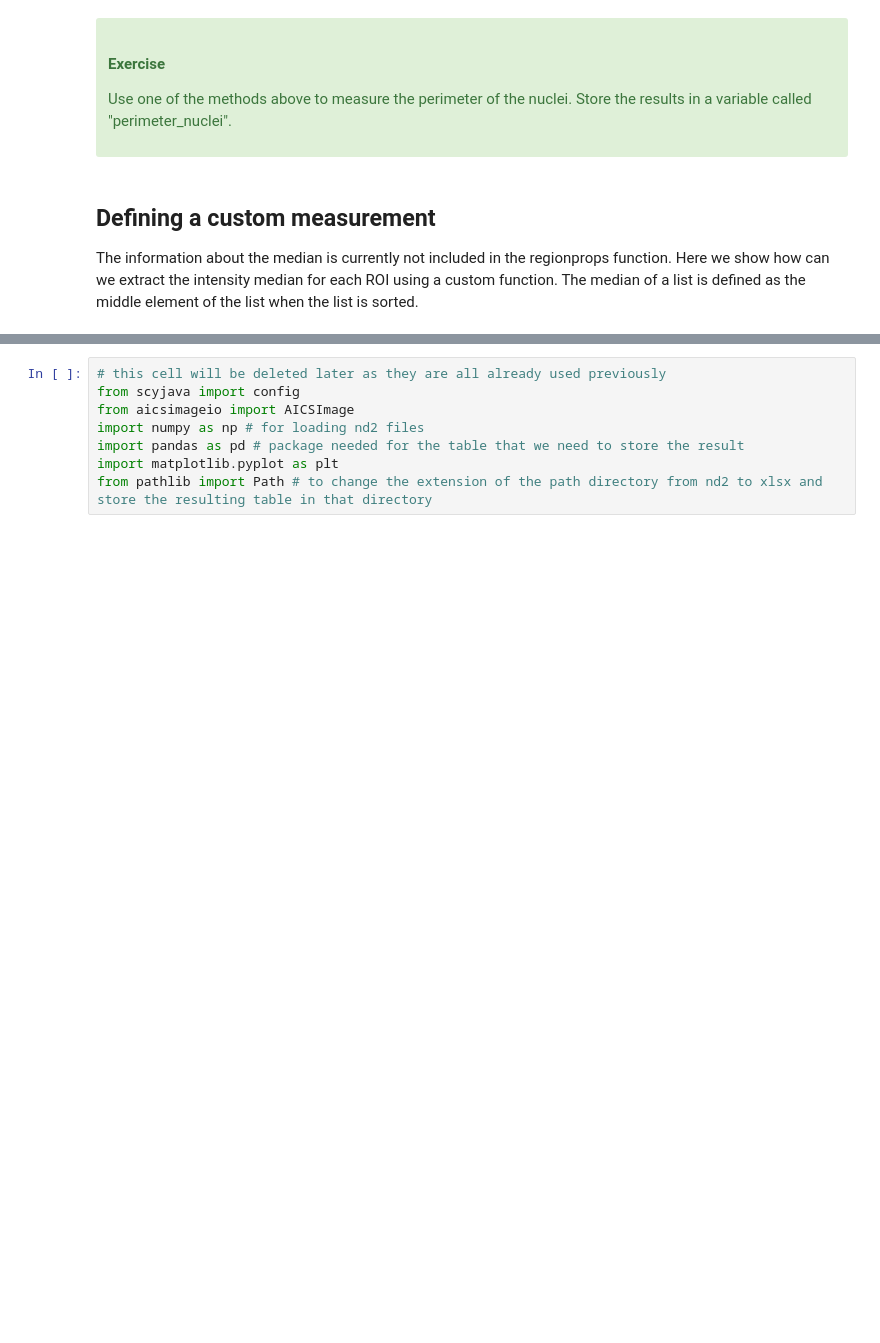
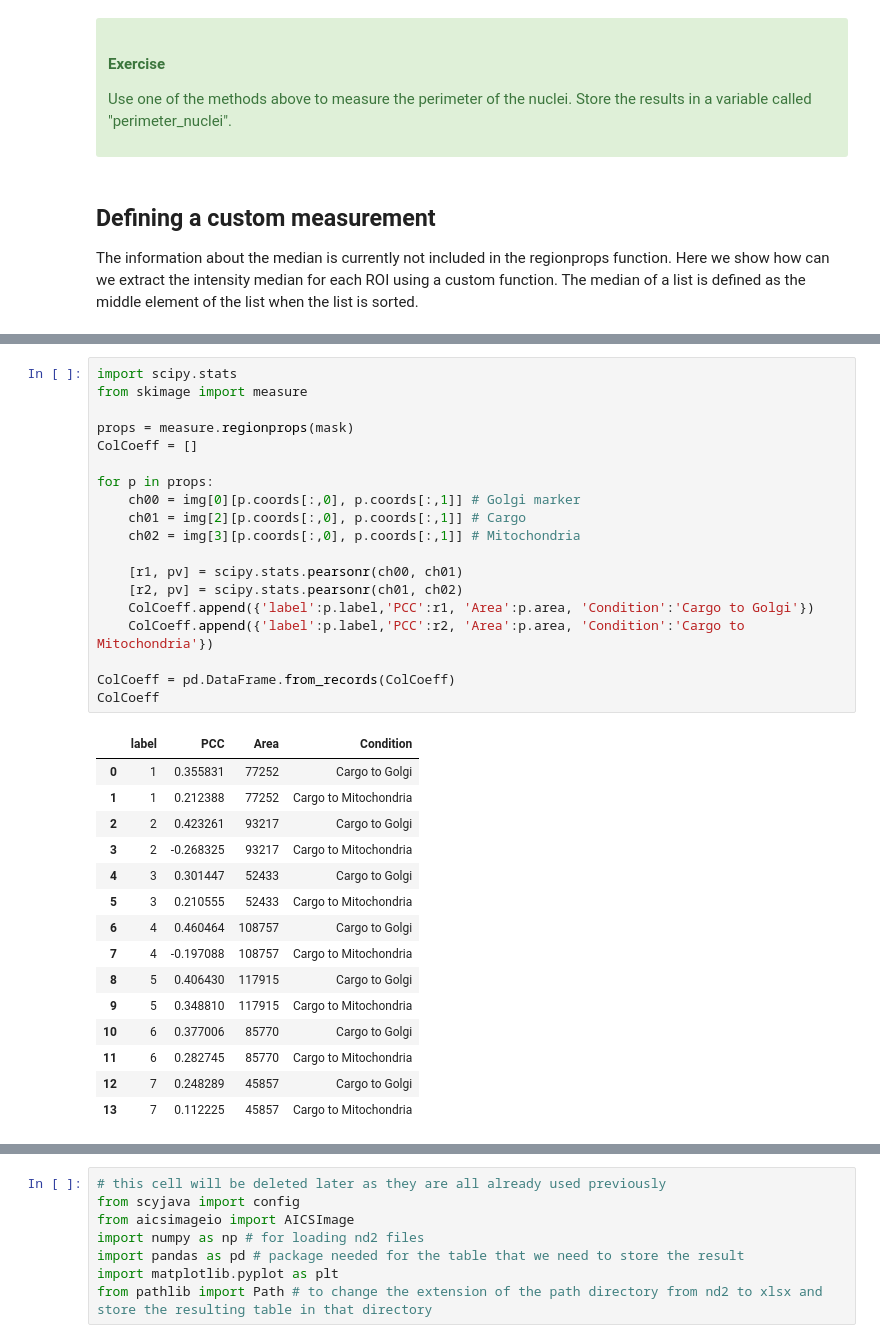
Before and after one commit to u-schulze/Python-course, a Jupyter notebook: Course-main.ipynb, the cells around one changed output, grey strips where cells are left out. Cells and saved outputs as stored; diff of their text form; blank space fills up the shorter version.

```diff
--- a/Course-main.ipynb
+++ b/Course-main.ipynb
@@ -696,0 +841,35 @@ CHANGED BY DINA FROM HERE // 20/02/2024
+# %%
+import scipy.stats
+from skimage import measure
+
+props = measure.regionprops(mask)
+ColCoeff = []
+
+for p in props:
+    ch00 = img[0][p.coords[:,0], p.coords[:,1]] # Golgi marker
+    ch01 = img[2][p.coords[:,0], p.coords[:,1]] # Cargo
+    ch02 = img[3][p.coords[:,0], p.coords[:,1]] # Mitochondria
+
+    [r1, pv] = scipy.stats.pearsonr(ch00, ch01)
+    [r2, pv] = scipy.stats.pearsonr(ch01, ch02)
+    ColCoeff.append({'label':p.label,'PCC':r1, 'Area':p.area, 'Condition':'Cargo to Golgi'})
+    ColCoeff.append({'label':p.label,'PCC':r2, 'Area':p.area, 'Condition':'Cargo to Mitochondria'})
+
+ColCoeff = pd.DataFrame.from_records(ColCoeff)
+ColCoeff
+# %% [output]
+|  | label | PCC | Area | Condition |
+| 0 | 1 | 0.355831 | 77252 | Cargo to Golgi |
+| 1 | 1 | 0.212388 | 77252 | Cargo to Mitochondria |
+| 2 | 2 | 0.423261 | 93217 | Cargo to Golgi |
+| 3 | 2 | -0.268325 | 93217 | Cargo to Mitochondria |
+| 4 | 3 | 0.301447 | 52433 | Cargo to Golgi |
+| 5 | 3 | 0.210555 | 52433 | Cargo to Mitochondria |
+| 6 | 4 | 0.460464 | 108757 | Cargo to Golgi |
+| 7 | 4 | -0.197088 | 108757 | Cargo to Mitochondria |
+| 8 | 5 | 0.406430 | 117915 | Cargo to Golgi |
+| 9 | 5 | 0.348810 | 117915 | Cargo to Mitochondria |
+| 10 | 6 | 0.377006 | 85770 | Cargo to Golgi |
+| 11 | 6 | 0.282745 | 85770 | Cargo to Mitochondria |
+| 12 | 7 | 0.248289 | 45857 | Cargo to Golgi |
+| 13 | 7 | 0.112225 | 45857 | Cargo to Mitochondria |
```
Also changed, not shown: parts of 41 cells of this notebook, 2 other files.
